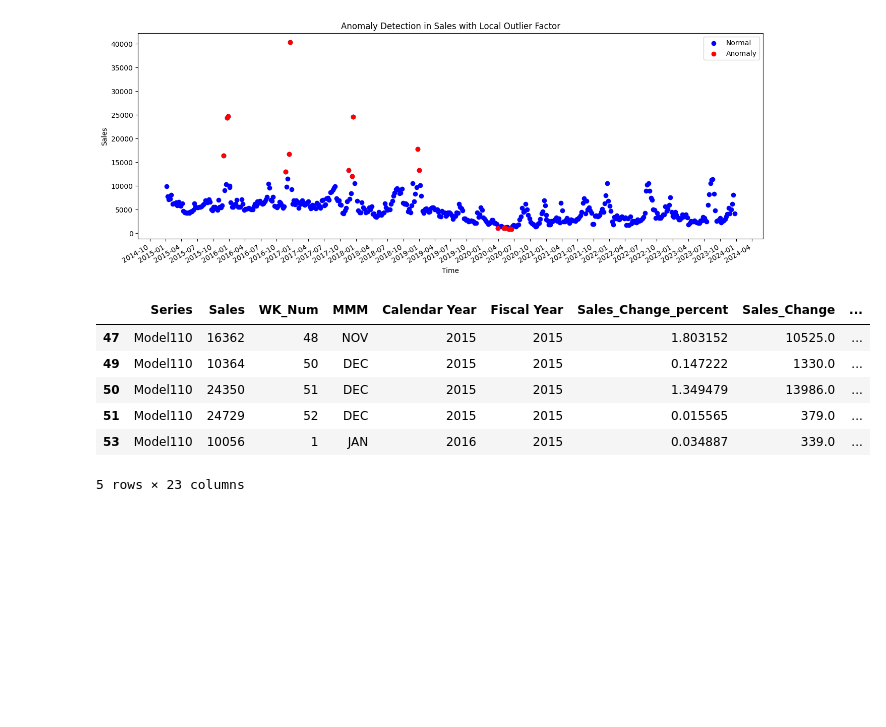
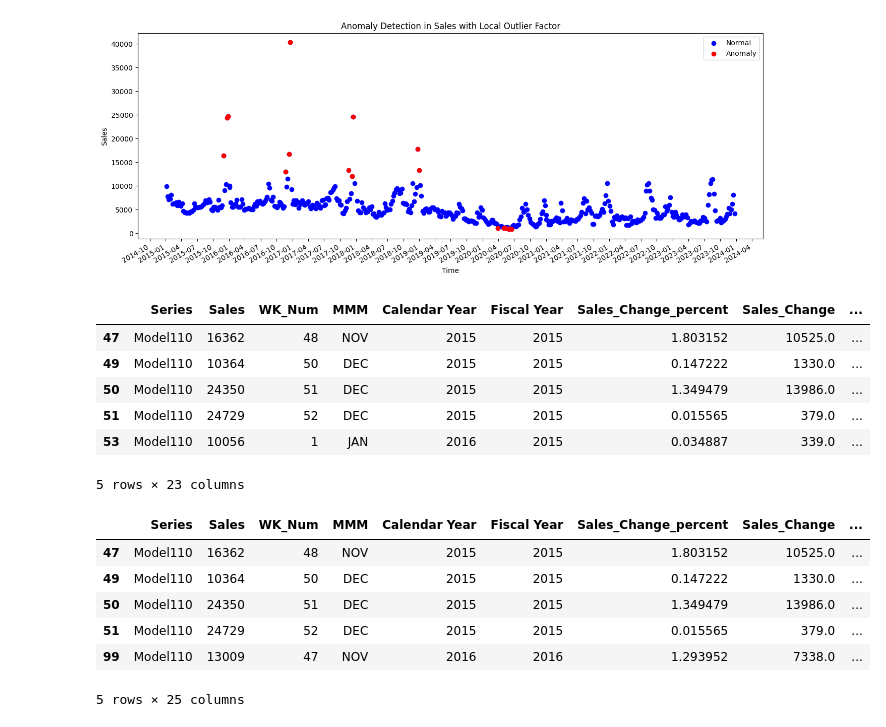
Before and after one commit to billysimct/S_Case_Study, a Jupyter notebook: Anomaly_Detection.ipynb, the cells around one changed output. Drawn from its saved outputs; the diff is of its cells as text; code cells hidden in the pictures; blank space fills up the shorter version.

```diff
--- a/Anomaly_Detection.ipynb
+++ b/Anomaly_Detection.ipynb
@@ -264,3 +266,22 @@ data[(data['Outlier_IF'] == True) | (data['Outlier_LOF'] == True) | (data['Outli
+# %%
+"""
+Custom function to calculate majority voting, which creates an additional column in the dataframe.
+It will flag a data point as an outlier if it is flagged as an outlier based on the threshold. In the below example, it is 50%
+"""
+
+# calculate majority voting
+calculate_majority_voting(data, threshold=50)
+
+# show data where majority voting is true
+data[data['Outlier_Majority'] == True].head()
+# %% [output]
+|  | Series | Sales | WK_Num | MMM | Calendar Year | Fiscal Year | Sales_Change_percent | Sales_Change | ... |
+| 47 | Model110 | 16362 | 48 | NOV | 2015 | 2015 | 1.803152 | 10525.0 | ... |
+| 49 | Model110 | 10364 | 50 | DEC | 2015 | 2015 | 0.147222 | 1330.0 | ... |
+| 50 | Model110 | 24350 | 51 | DEC | 2015 | 2015 | 1.349479 | 13986.0 | ... |
+| 51 | Model110 | 24729 | 52 | DEC | 2015 | 2015 | 0.015565 | 379.0 | ... |
+| 99 | Model110 | 13009 | 47 | NOV | 2016 | 2016 | 1.293952 | 7338.0 | ... |
+5 rows × 25 columns
 # %%
 # save data to pickle file
 data.to_pickle('sales_data_anomaly.pkl')
```
Also changed, not shown: parts of 4 cells of this notebook, 1 other file.
